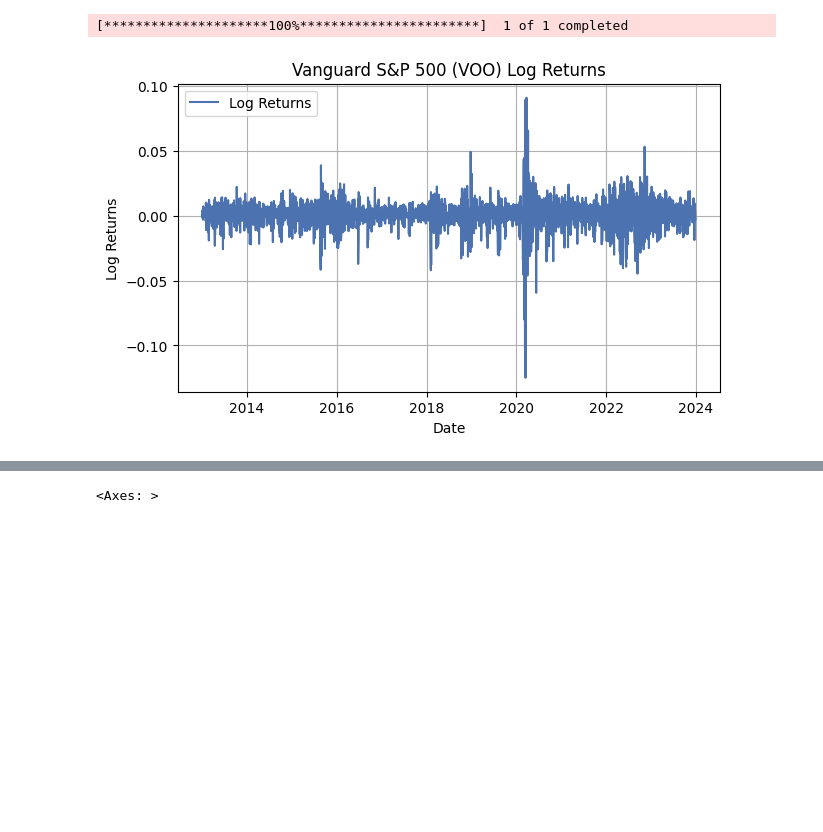
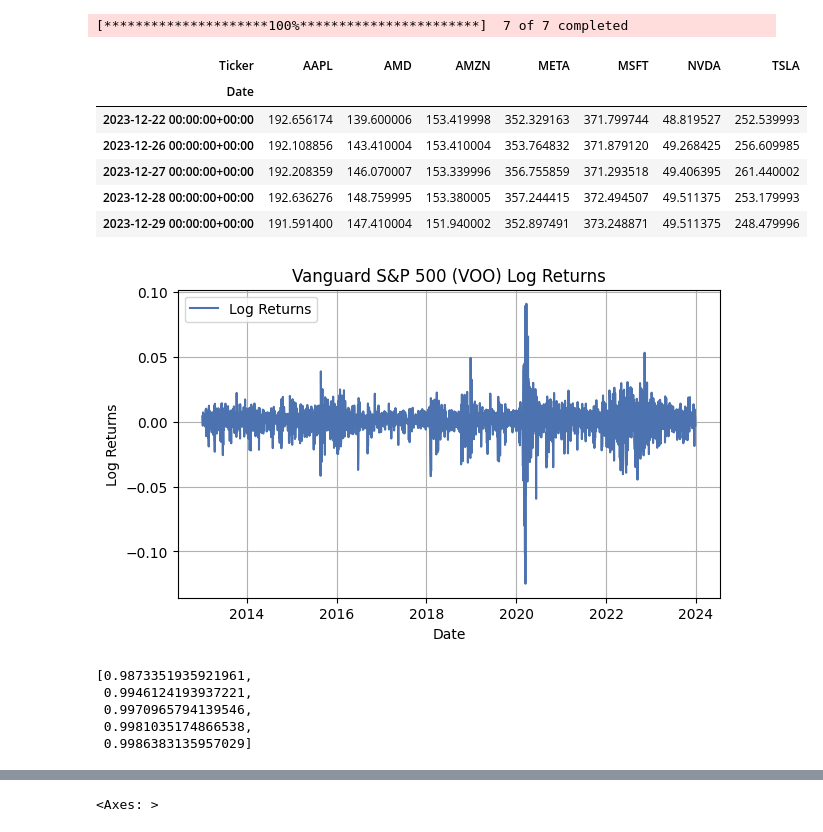
Before and after one commit to chantalmaskell/Black_Litterman_Portfolio_Optimisation, a Jupyter notebook: markov_switching_black_litterman.ipynb, the cells around one changed output, grey strips where cells are left out. Cells and saved outputs as stored; diff of their text form; code cells hidden in the pictures; blank space fills up the shorter version.

```diff
--- a/markov_switching_black_litterman.ipynb
+++ b/markov_switching_black_litterman.ipynb
@@ -13,13 +21,34 @@ from pypfopt.efficient_frontier import EfficientFrontier
+# %%
+data = yf.download(tickers, start=start_date, end=end_date)["Adj Close"]
+data.to_csv("./Data/historical_data.csv")
+
+market_returns = np.log(data / data.shift(1)).dropna()
+# etf_data['Returns'] = np.log(etf_data['Close'] / etf_data['Close'].shift(1))
+
+# closing_prices = data["Adj Close"]
+
+def get_market_prices_and_caps(tickers, start_date, end_date):
+    market_prices = yf.download("VOO", start=start_date, end=end_date)["Adj Close"]
+
+    market_caps = {}
+    for ticker in tickers:
+        stock = yf.Ticker(ticker)
+        market_caps[ticker] = stock.info.get("marketCap", None)
+
+    return market_prices, market_caps
+
+# closing_prices.tail()
+data.tail()
+# %% [output]
+[*********************100%***********************]  7 of 7 completed
+| Ticker | AAPL | AMD | AMZN | META | MSFT | NVDA | TSLA |
+| Date |  |  |  |  |  |  |  |
+| 2023-12-22 00:00:00+00:00 | 192.656174 | 139.600006 | 153.419998 | 352.329163 | 371.799744 | 48.819527 | 252.539993 |
+| 2023-12-26 00:00:00+00:00 | 192.108856 | 143.410004 | 153.410004 | 353.764832 | 371.879120 | 49.268425 | 256.609985 |
+| 2023-12-27 00:00:00+00:00 | 192.208359 | 146.070007 | 153.339996 | 356.755859 | 371.293518 | 49.406395 | 261.440002 |
+| 2023-12-28 00:00:00+00:00 | 192.636276 | 148.759995 | 153.380005 | 357.244415 | 372.494507 | 49.511375 | 253.179993 |
+| 2023-12-29 00:00:00+00:00 | 191.591400 | 147.410004 | 151.940002 | 352.897491 | 373.248871 | 49.511375 | 248.479996 |
 # %%
-tickers = ["TSLA", "NVDA", "AMZN", "META", "MSFT", "AAPL", "AMD"] # Initial asset universe
-start_date = '2013-01-01'
-end_date = '2024-01-01'
-
-etf_data = yf.download('VOO', start=start_date, end=end_date)
-etf_data['Returns'] = np.log(etf_data['Close'] / etf_data['Close'].shift(1))
-etf_data = etf_data.dropna()
-etf_data.to_csv("./Data/VOO_data.csv")
-
 def plot_log_returns(etf_data):
     plt.figure(figsize=(7,4))
     plt.plot(etf_data.index, etf_data['Returns'], label='Log Returns')
@@ -32,5 +61,4 @@ def plot_log_returns(etf_data):
 
 plot_log_returns(etf_data)
 # %% [output]
-[*********************100%***********************]  1 of 1 completed
 [figure]
@@ -37 +70,35 @@ plot_log_returns(etf_data)
+# %%
+def set_view_confidences_for_views(results, markov_relative_views, threshold_bull=0.6, threshold_bear=0.4):
+    smoothed_probs = results.smoothed_marginal_probabilities
+
+    view_confidences = []
+
+    # check views matches a valid range
+    if len(markov_relative_views) > len(smoothed_probs[0]):
+        raise ValueError("Number of views exceeds the number of time steps in smoothed probabilities.")
+
+    # Iterate over views and assign confidences
+    for idx in range(len(markov_relative_views)):
+        bull_prob = smoothed_probs[0][idx]
+        bear_prob = smoothed_probs[1][idx]
+
+        if bull_prob > threshold_bull:
+            confidence = bull_prob
+        elif bear_prob > threshold_bear:
+            confidence = bear_prob
+        else:
+            confidence = max(bull_prob, bear_prob)
+
+        view_confidences.append(confidence)
+
+    return view_confidences
+
+markov_adjusted_confidences = set_view_confidences_for_views(results, markov_relative_views, threshold_bull=0.6, threshold_bear=0.4)
+markov_adjusted_confidences
+# %% [output]
+[0.9873351935921961,
+ 0.9946124193937221,
+ 0.9970965794139546,
+ 0.9981035174866538,
+ 0.9986383135957029]
 # %%
```
Also changed, not shown: parts of 13 cells of this notebook.
